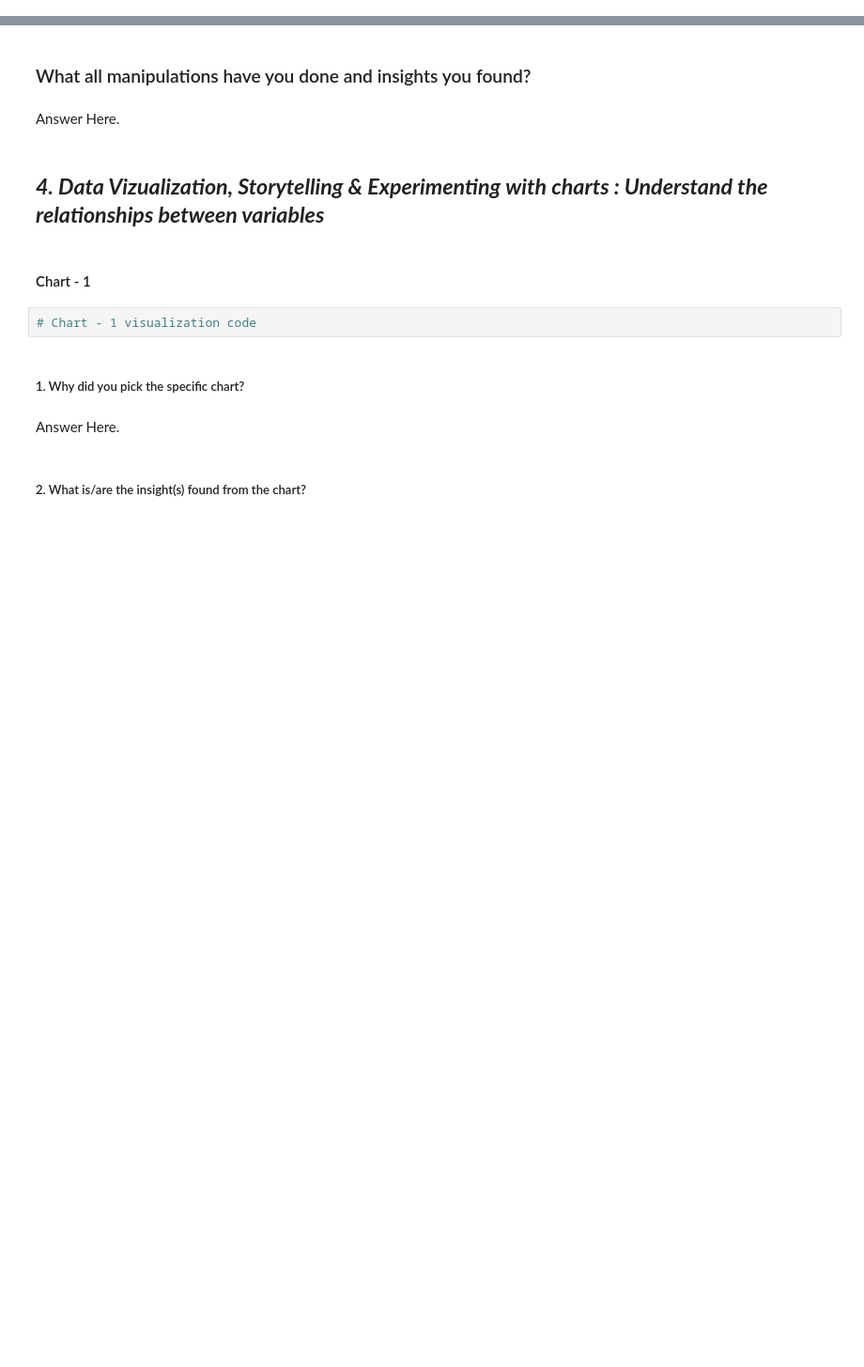
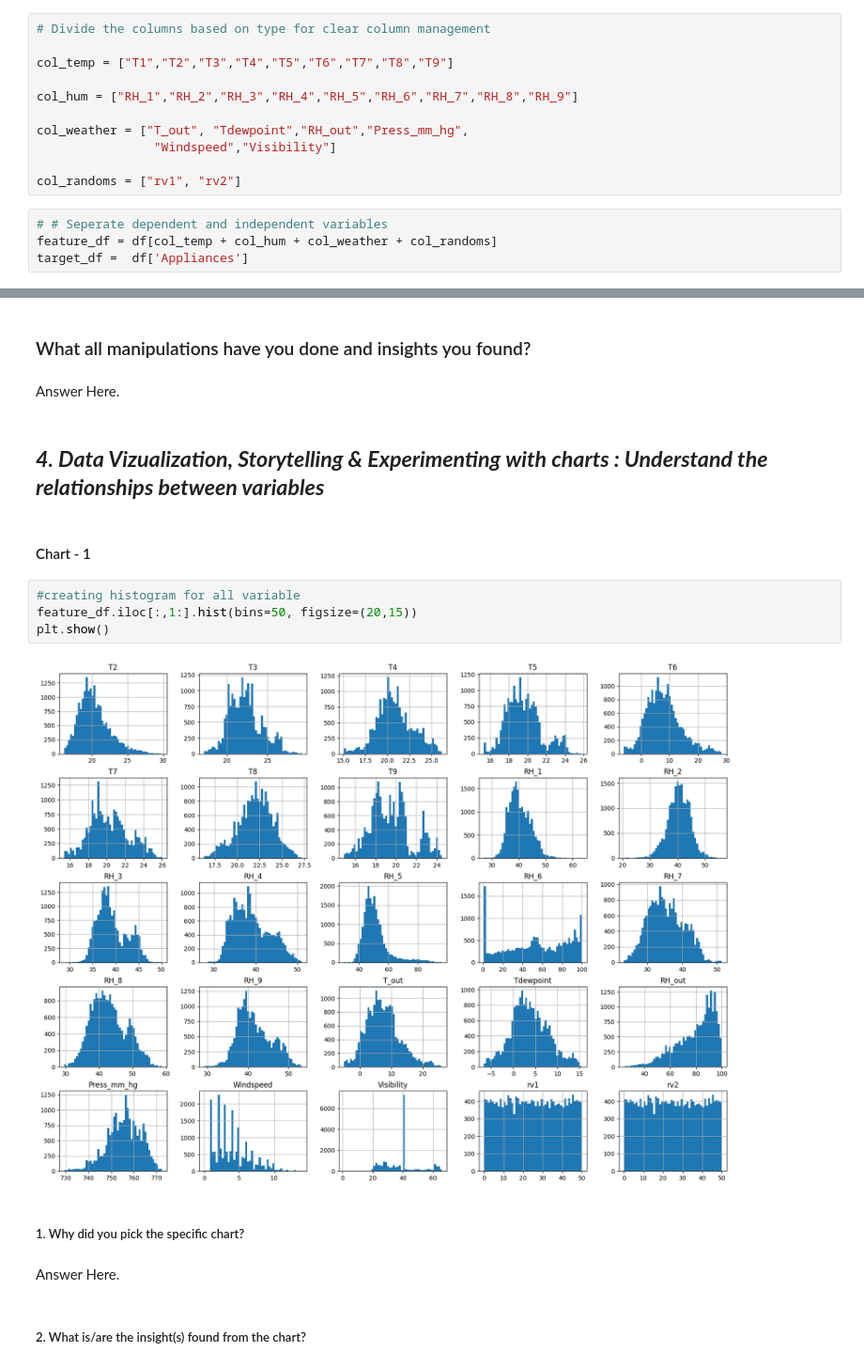
Before and after one commit to Umakant1998/ML_Regression_Appliance_Energy_Prediction, a Jupyter notebook: Sample_ML_Submission_Template.ipynb, the cells around one changed output, grey strips where cells are left out. Shown: that part at 94% size. Drawn from its saved outputs; the diff is of its cells as text; blank space fills up the shorter version.

```diff
--- a/Sample_ML_Submission_Template.ipynb
+++ b/Sample_ML_Submission_Template.ipynb
@@ -301,0 +303,15 @@ Name: rv2, Length: 19735, dtype: int64
+# %%
+# Divide the columns based on type for clear column management
+
+col_temp = ["T1","T2","T3","T4","T5","T6","T7","T8","T9"]
+
+col_hum = ["RH_1","RH_2","RH_3","RH_4","RH_5","RH_6","RH_7","RH_8","RH_9"]
+
+col_weather = ["T_out", "Tdewpoint","RH_out","Press_mm_hg",
+                "Windspeed","Visibility"]
+
+col_randoms = ["rv1", "rv2"]
+# %%
+# # Seperate dependent and independent variables
+feature_df = df[col_temp + col_hum + col_weather + col_randoms]
+target_df =  df['Appliances']
@@ -307,8 +348,12 @@ Answer Here.
 ## ***4. Data Vizualization, Storytelling & Experimenting with charts : Understand the relationships between variables***
 # %% [markdown]
 #### Chart - 1
-# %%
-# Chart - 1 visualization code
+# %%
+#creating histogram for all variable
+feature_df.iloc[:,1:].hist(bins=50, figsize=(20,15))
+plt.show()
+# %% [output]
+[figure, added]
 # %% [markdown]
 ##### 1. Why did you pick the specific chart?
 # %% [markdown]
```
Also changed, not shown: parts of 7 cells of this notebook.
